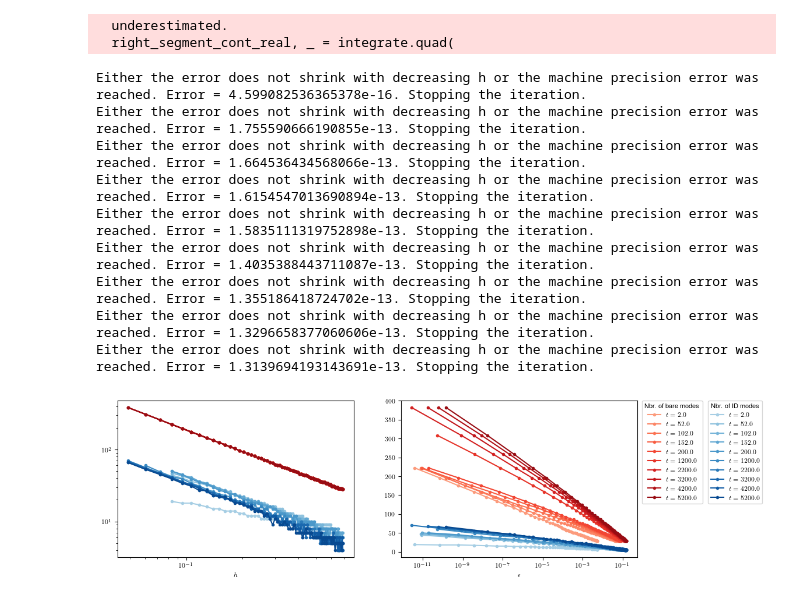
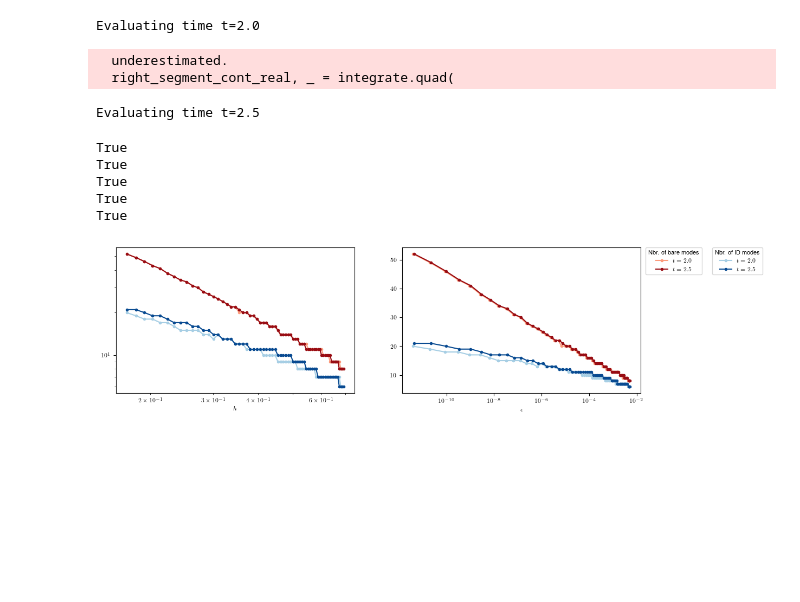
Before and after one commit to jthoenniss/RealTimeID, a Jupyter notebook: notebooks/collapse.ipynb, the cells around one changed output. Cells and saved outputs as stored; diff of their text form; code cells hidden in the pictures; blank space fills up the shorter version.

Commit message:
add hdf5 routine to store and read all data aossicated with a kernel object

```diff
--- a/notebooks/collapse.ipynb
+++ b/notebooks/collapse.ipynb
@@ -32,7 +36,7 @@ params = {
     "n": None,  # to be updated for each computation
     "N_max": None,  # not specified as we will directly pass the time grids "times"
     "delta_t": 0.1,  #this step that we will use below to set the time grids
-    "beta": 20.0,  # inverse temperature
+    "beta": np.inf,  # inverse temperature
     "upper_cutoff": np.inf,  # frequency cutoff for continous integrations
     "h": None,  # to be updated for each computation
     "phi": DEFAULT_PHI,
@@ -47,7 +51,8 @@ h_vals = np.log(
 nbr_iterations = len(h_vals)
 # %%
 #_______Evaluate the error between the dicrete-frequency approximation and the continous-frequency integral_____
-N_maxs = np.concatenate((np.arange(20,2000,500),np.arange(2000,60000,10000)))
+N_maxs = np.concatenate((np.arange(20,30,5),np.arange(1100,100,1000)))
+nbr_N_maxs = len(N_maxs)
 delta_t = 0.1
 
 # create empty array in which to store DiscrError objects
@@ -55,12 +60,12 @@ discr_errors = np.empty(shape=(len(N_maxs),nbr_iterations), dtype=object)
 
 
 for tau, N_max in enumerate(N_maxs):
-
+    print(f'Evaluating time t={params["delta_t"] * N_max}')
     cf.update_parameters(params, {"N_max": N_max})
 
     times = cf.set_time_grid(N_max=params["N_max"], delta_t= params["delta_t"])
 
-    #_______Compute continuous integral results________
+    #compute continous integral
     cont_integral = np.array([cf.cont_integral(t, params["beta"], params["upper_cutoff"])for t in times])
 
 
@@ -71,34 +76,23 @@ for tau, N_max in enumerate(N_maxs):
             **params, cont_integral_init=cont_integral
         )  # DiscrError object which holds the error w.r.t. to the continous results, and all associated parameters.
 
-        #discr_error.optimize()  # optimize values for m and n
+        discr_error.optimize()  # optimize values for m and
 
-        #Exit the loop it error is below machine precision of if it does not keep shrinking with smaller h. Otherwise, append to array
-
-        if cf.check_error_condition(
-            eps_current=discr_error.eps,
-            eps_previous=discr_errors[tau,i-1].eps if i > 1 else np.infty,
-        ):
+        #Exit the loop it error is below machine precision, otherwise, append to array
+        if discr_error.eps < 1.e-14:
             break
         else:
             discr_errors[tau, i] = discr_error
 # %% [output]
-  underestimated.
-  right_segment_cont_real, _ = integrate.quad(
+Evaluating time t=2.0
-Either the error does not shrink with decreasing h or the machine precision error was reached. Error = 4.599082536365378e-16. Stopping the iteration.
-Either the error does not shrink with decreasing h or the machine precision error was reached. Error = 1.755590666190855e-13. Stopping the iteration.
-Either the error does not shrink with decreasing h or the machine precision error was reached. Error = 1.664536434568066e-13. Stopping the iteration.
-Either the error does not shrink with decreasing h or the machine precision error was reached. Error = 1.6154547013690894e-13. Stopping the iteration.
-Either the error does not shrink with decreasing h or the machine precision error was reached. Error = 1.5835111319752898e-13. Stopping the iteration.
-Either the error does not shrink with decreasing h or the machine precision error was reached. Error = 1.4035388443711087e-13. Stopping the iteration.
-Either the error does not shrink with decreasing h or the machine precision error was reached. Error = 1.355186418724702e-13. Stopping the iteration.
-Either the error does not shrink with decreasing h or the machine precision error was reached. Error = 1.3296658377060606e-13. Stopping the iteration.
-Either the error does not shrink with decreasing h or the machine precision error was reached. Error = 1.3139694193143691e-13. Stopping the iteration.
+  underestimated.
+  right_segment_cont_real, _ = integrate.quad(
+Evaluating time t=2.5
 # %%
-#_____Evaluate the Real-time Kernel and its interpolative decomposition (ID)___
-nbr_taus = len(N_maxs)
-D = np.empty((nbr_taus, nbr_iterations), dtype=object)  # Pre-allocate the array
+#Evaluate the Real-time Kernel and its interpolative decomposition (ID) for various values of N_max and beta.
 
-for tau in range(nbr_taus):
+D = np.empty((nbr_N_maxs, nbr_iterations), dtype = object)  # Pre-allocate the array
+
+for tau in range(nbr_N_maxs):
     for i in range(nbr_iterations):
         D[tau, i] = DlrKernel(discr_errors[tau, i])
@@ -105,7 +108,22 @@ for tau in range(nbr_taus):
 # %%
 #_______Extract the data that we want to visualize below________
-errors, m_vals, n_vals, h_vals, ID_ranks = cf.create_numpy_arrays(D)
+errors, m_vals, n_vals, h_vals, ID_ranks = cf.create_numpy_arrays_from_kernel(D)
+
+print(np.allclose(errors, errors_rw))
+print(np.allclose(m_vals, m_vals_rw))
+print(np.allclose(n_vals, n_vals_rw))
+print(np.allclose(h_vals, h_vals_rw))
+print(np.allclose(ID_ranks, ID_ranks_rw))
+
+
+
 nbr_modes_total = m_vals + n_vals
+# %% [output]
+True
+True
+True
+True
+True
 # %%
 #_______Set global plot parameters____________
 plt.rcParams.update({"text.usetex": True, "font.family": "Helvetica", "font.size": 8})
@@ -114,31 +132,32 @@ colors_blue = cmaps[0](np.linspace(0.35, 0.9, len(N_maxs)))
 colors_orange = cmaps[1](np.linspace(0.35, 0.9, len(N_maxs)))
 # %%
 #_____Plot the number of modes versus the error and the discretization parameter h____
-fig, axs = plt.subplots(1, 2, figsize=(11.5, 3.5))
+fig, axs = plt.subplots(1, 2, figsize=(12.5, 3.5))
 for tau in range (len(N_maxs)):
     mask = errors[tau] > 1.e-12#mask to filter values that are zero (i.e. no value avaliable)
     axs[0].plot(h_vals[tau,mask],nbr_modes_total[tau,mask],color=colors_orange[tau],marker="o",linestyle="-",markersize=3, label = r'$t={}$'.format(N_maxs[tau] * delta_t))
     axs[0].plot(h_vals[tau,mask], ID_ranks[tau,mask], color=colors_blue[tau], marker="o", linestyle="-", markersize=3)
 
     axs[1].plot(errors[tau,mask],nbr_modes_total[tau,mask] ,color=colors_orange[tau],marker="o",linestyle="-",markersize=3)
     axs[1].plot(errors[tau,mask], ID_ranks[tau,mask], color=colors_blue[tau], marker="o", linestyle="-", markersize=3, label = r'$t={}$'.format(N_maxs[tau]* delta_t))
+
 
 #x = np.linspace(1.e-8, 1.e-1)
 #axs[1].plot(x, 17 * np.log(1/x), color='black', linestyle="dotted")
 
 axs[0].set_xlabel(r"$h$")
 axs[0].set_xscale("log")
 axs[0].set_yscale("log")
 axs[1].set_xlabel(r"$\epsilon$")
 
 axs[1].set_xscale("log")
 
 
 # Create legends and place them outside the rightmost subplot
 legend1 = axs[0].legend(title='Nbr. of bare modes', loc='upper left', bbox_to_anchor=(2.22, 1), borderaxespad=0.)
 legend2 = axs[1].legend(title='Nbr. of ID modes', loc='upper left', bbox_to_anchor=(1.3, 1), borderaxespad=0.)
 
 
-plt.savefig("../plots/collapse.pdf", bbox_inches='tight')
+plt.savefig("../plots/modes_vs_error.pdf", bbox_inches='tight')
 # %% [output]
-[figure, old version]
+[figure, new version]
```
Also changed, not shown: parts of 4 cells of this notebook, 12 other files.
